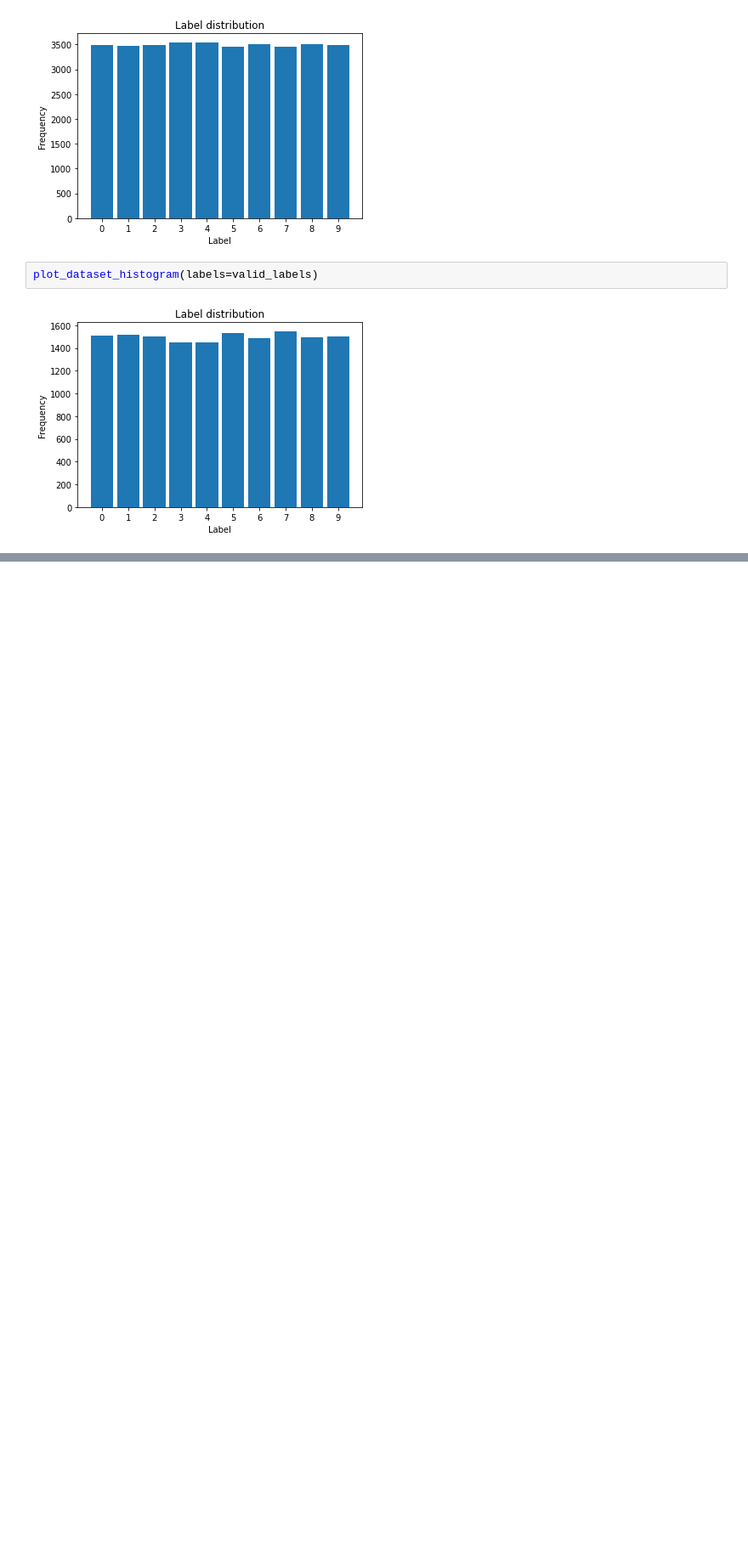
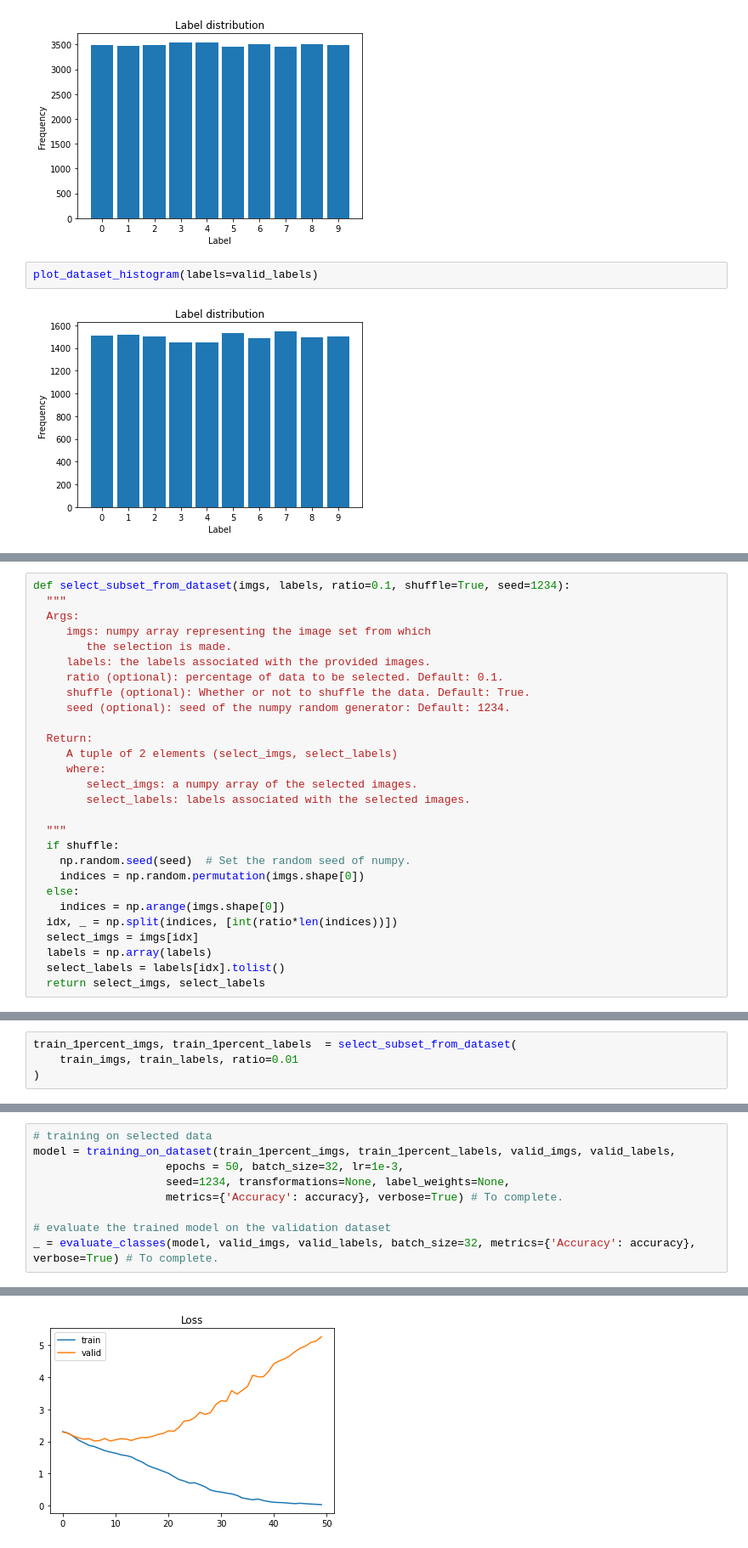
Before and after one commit to JorisTabeu/deep_learning_school_exercises, a Jupyter notebook: machine_learning_project.ipynb, the cells around one changed output, grey strips where cells are left out. Shown: that part at 85% size. Drawn from its saved outputs; the diff is of its cells as text; blank space fills up the shorter version.

```diff
--- a/machine_learning_project.ipynb
+++ b/machine_learning_project.ipynb
@@ -233,0 +690,28 @@ plot_dataset_histogram(labels=valid_labels)
+# %%
+def select_subset_from_dataset(imgs, labels, ratio=0.1, shuffle=True, seed=1234):
+  """
+  Args:
+     imgs: numpy array representing the image set from which
+        the selection is made.
+     labels: the labels associated with the provided images.
+     ratio (optional): percentage of data to be selected. Default: 0.1.
+     shuffle (optional): Whether or not to shuffle the data. Default: True.
+     seed (optional): seed of the numpy random generator: Default: 1234.
+
+  Return:
+     A tuple of 2 elements (select_imgs, select_labels)
+     where:
+        select_imgs: a numpy array of the selected images.
+        select_labels: labels associated with the selected images.
+
+  """
+  if shuffle:
+    np.random.seed(seed)  # Set the random seed of numpy.
+    indices = np.random.permutation(imgs.shape[0])
+  else:
+    indices = np.arange(imgs.shape[0])
+  idx, _ = np.split(indices, [int(ratio*len(indices))])
+  select_imgs = imgs[idx]
+  labels = np.array(labels)
+  select_labels = labels[idx].tolist()
+  return select_imgs, select_labels
@@ -233,0 +720,4 @@ plot_dataset_histogram(labels=valid_labels)
+# %%
+train_1percent_imgs, train_1percent_labels  = select_subset_from_dataset(
+    train_imgs, train_labels, ratio=0.01
+)
@@ -233,0 +731,10 @@ plot_dataset_histogram(labels=valid_labels)
+# %%
+# training on selected data
+model = training_on_dataset(train_1percent_imgs, train_1percent_labels, valid_imgs, valid_labels,
+                    epochs = 50, batch_size=32, lr=1e-3,
+                    seed=1234, transformations=None, label_weights=None,
+                    metrics={'Accuracy': accuracy}, verbose=True) # To complete.
+
+# evaluate the trained model on the validation dataset
+_ = evaluate_classes(model, valid_imgs, valid_labels, batch_size=32, metrics={'Accuracy': accuracy}, verbose=True) # To complete.
+# %% [output]
@@ -233,0 +758 @@ plot_dataset_histogram(labels=valid_labels)
+[figure, added]
```
Also changed, not shown: parts of 29 cells of this notebook.
